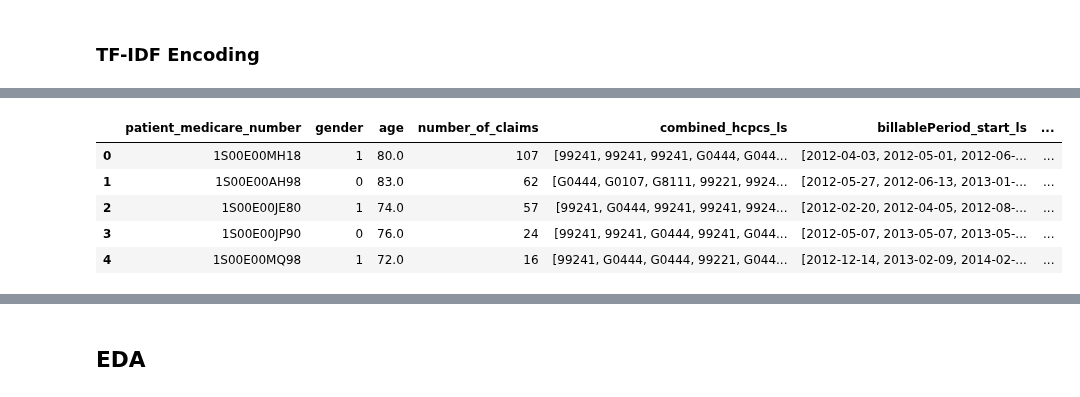
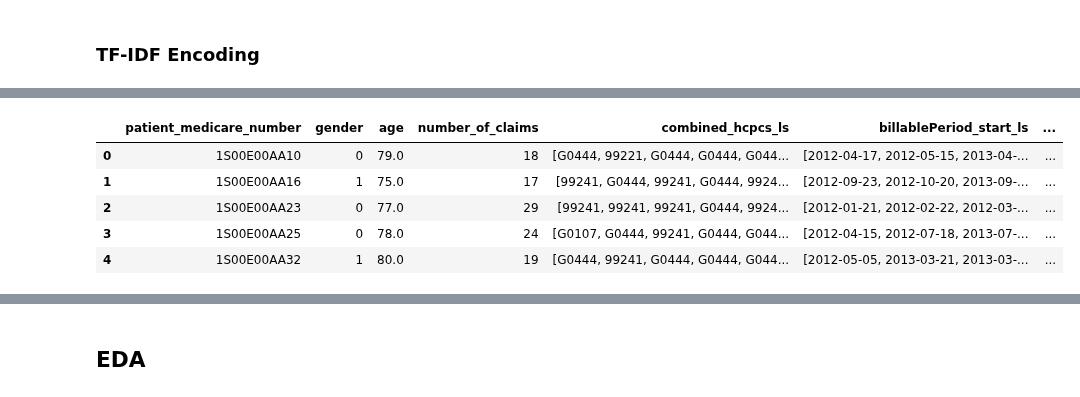
Before and after one commit to martza87/siads_696_mII, a Jupyter notebook: src/04_create_unsupervised_features.ipynb, the cells around one changed output, grey strips where cells are left out. Saved outputs shown, nothing was run; the diff lists cells and outputs as text; code cells hidden in the pictures.

```diff
--- a/src/04_create_unsupervised_features.ipynb
+++ b/src/04_create_unsupervised_features.ipynb
@@ -300,14 +344,14 @@ df_lab_enc.to_pickle("../data/clean/patient_level_lab_enc.pkl")
 # %%
-df_TD_enc_reset = df_TD_enc.reset_index(drop=True)
-list_cols = df_TD_enc_reset.columns[:9]
-df_TD_enc_reset[list_cols].head()
+# df_TF_enc_reset = df_TF_enc.reset_index(drop=True)
+# list_cols = df_TF_enc_reset.columns[:9]
+# df_TF_enc_reset[list_cols].head()
 # %% [output]
 |  | patient_medicare_number | gender | age | number_of_claims | combined_hcpcs_ls | billablePeriod_start_ls | ... |
-| 0 | 1S00E00MH18 | 1 | 80.0 | 107 | [99241, 99241, 99241, G0444, G044... | [2012-04-03, 2012-05-01, 2012-06-... | ... |
-| 1 | 1S00E00AH98 | 0 | 83.0 | 62 | [G0444, G0107, G8111, 99221, 9924... | [2012-05-27, 2012-06-13, 2013-01-... | ... |
-| 2 | 1S00E00JE80 | 1 | 74.0 | 57 | [99241, G0444, 99241, 99241, 9924... | [2012-02-20, 2012-04-05, 2012-08-... | ... |
-| 3 | 1S00E00JP90 | 0 | 76.0 | 24 | [99241, 99241, G0444, 99241, G044... | [2012-05-07, 2013-05-07, 2013-05-... | ... |
-| 4 | 1S00E00MQ98 | 1 | 72.0 | 16 | [99241, G0444, G0444, 99221, G044... | [2012-12-14, 2013-02-09, 2014-02-... | ... |
+| 0 | 1S00E00AA10 | 0 | 79.0 | 18 | [G0444, 99221, G0444, G0444, G044... | [2012-04-17, 2012-05-15, 2013-04-... | ... |
+| 1 | 1S00E00AA16 | 1 | 75.0 | 17 | [99241, G0444, 99241, G0444, 9924... | [2012-09-23, 2012-10-20, 2013-09-... | ... |
+| 2 | 1S00E00AA23 | 0 | 77.0 | 29 | [99241, 99241, 99241, G0444, 9924... | [2012-01-21, 2012-02-22, 2012-03-... | ... |
+| 3 | 1S00E00AA25 | 0 | 78.0 | 24 | [G0107, G0444, 99241, G0444, G044... | [2012-04-15, 2012-07-18, 2013-07-... | ... |
+| 4 | 1S00E00AA32 | 1 | 80.0 | 19 | [G0444, 99241, G0444, G0444, G044... | [2012-05-05, 2013-03-21, 2013-03-... | ... |
 # %%
 def tokeniser(text):
   return text.split()
```
Also changed, not shown: parts of 35 cells of this notebook, 2 other files.
